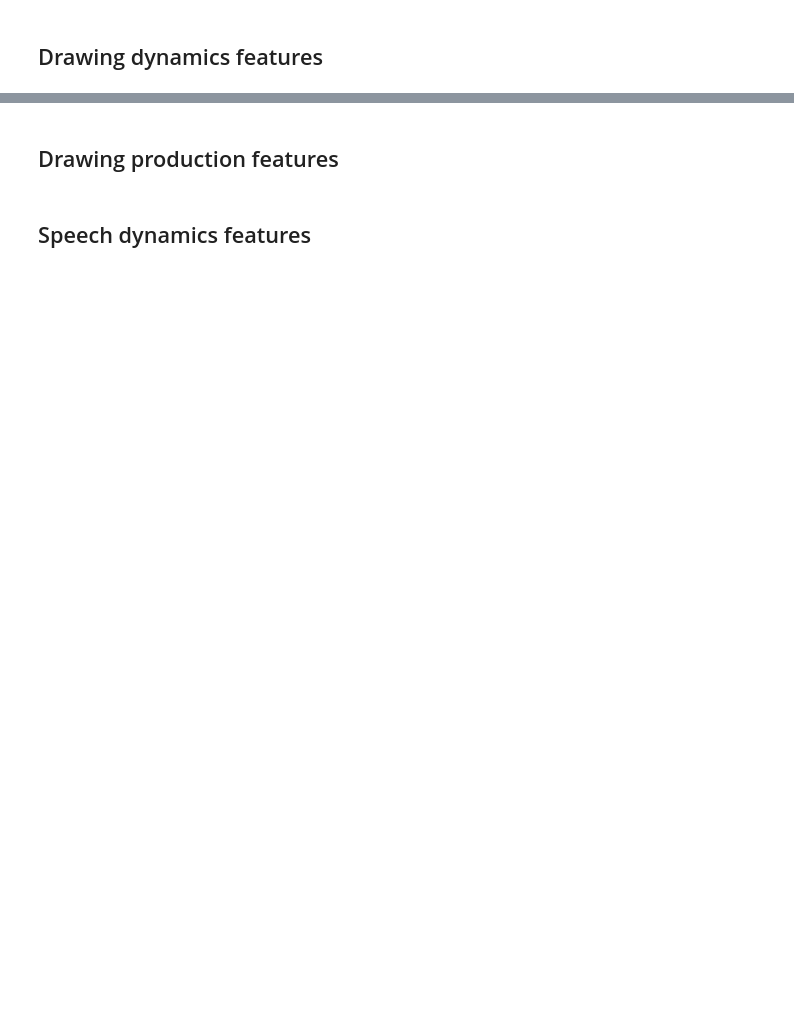
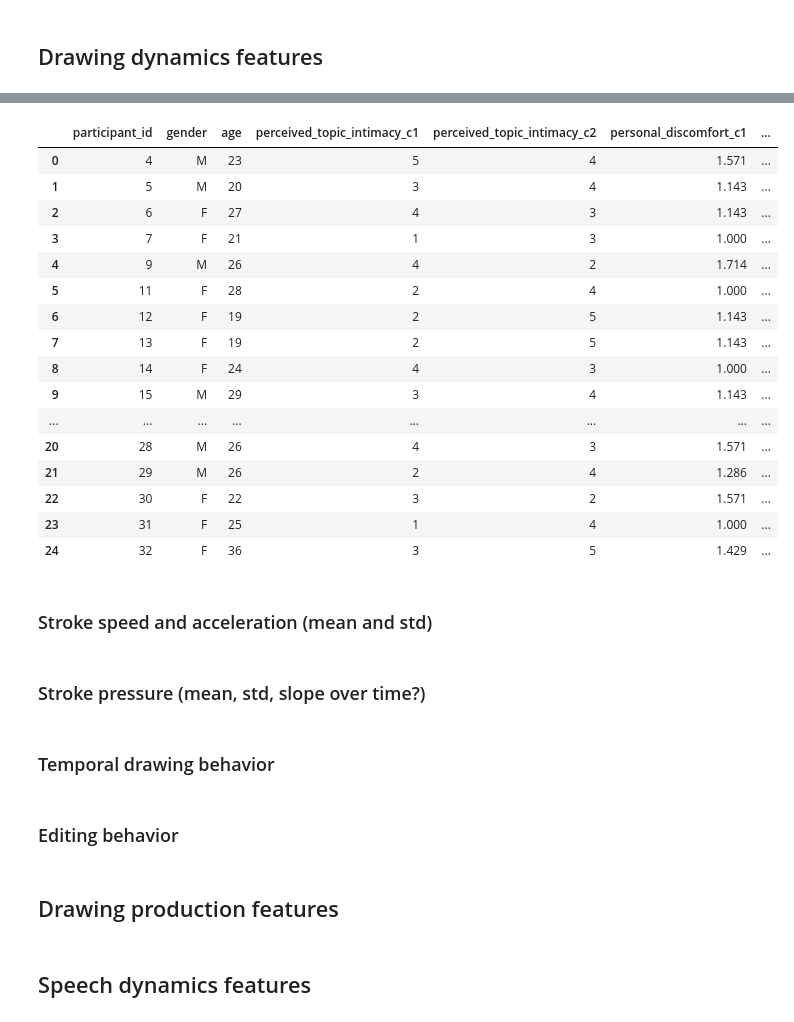
Before and after one commit to SARAI-Lab-KIT/draw_my_life_study_1, a Jupyter notebook: features_extraction_code/features_extraction_code.ipynb, the cells around one changed output, grey strips where cells are left out. Saved outputs shown, nothing was run; the diff lists cells and outputs as text; code cells hidden in the pictures; blank space fills up the shorter version.

Commit message:
Add additional code for feature extraction

```diff
--- a/features_extraction_code/features_extraction_code.ipynb
+++ b/features_extraction_code/features_extraction_code.ipynb
@@ -18,3 +97,73 @@ import openpyxl
+# %%
+def compute_stroke_length(stroke_points):
+        point_coordinates = np.array(stroke_points)
+
+        # Differences between consecutive points
+        diffs = np.diff(point_coordinates, axis=0)
+
+        # Euclidian distances between consecutive points
+        euclidian_distances = np.sqrt((diffs ** 2).sum(axis=1))
+
+        # Sum all the distances between each consecutive points of the stroke
+        total_stroke_length = euclidian_distances.sum()
+
+        return total_stroke_length
+# %%
+for condition in ["c1", "c2"]:
+    stroke_total_length_list = []
+    stroke_mean_length_list = []
+    stroke_std_length_list = []
+
+    for participant in valid_participants:
+        stroke_file_path = data_path + "p" + str(participant) + "/drawing_data/strokes_" + condition + ".json"
+        with open(stroke_file_path, "r") as file:
+            data = json.load(file)
+
+        # Extract length of each stroke of participant
+        stroke_length_array = []
+        for stroke in (data["strokes"] + data["undone_erased_strokes"]):
+            stroke_length_array.append(compute_stroke_length(stroke["points"]))
+
+        # Compute total, mean, and std stroke length
+        stroke_total_length_list.append(round(sum(stroke_length_array), 2))
+        stroke_mean_length_list.append(round(statistics.mean(stroke_length_array), 2))
+        stroke_std_length_list.append(round(statistics.stdev(stroke_length_array), 2))
+
+    # Add column to dataframe
+    stroke_total_length_name = "stroke_total_length_" + condition
+    stroke_mean_length_name = "stroke_mean_length_" + condition
+    stroke_std_length_name = "stroke_std_length_" + condition
+    features_df[stroke_total_length_name] = stroke_total_length_list
+    features_df[stroke_mean_length_name] = stroke_mean_length_list
+    features_df[stroke_std_length_name] = stroke_std_length_list
+
+features_df
+# %% [output]
+|  | participant_id | gender | age | perceived_topic_intimacy_c1 | perceived_topic_intimacy_c2 | personal_discomfort_c1 | ... |
+| 0 | 4 | M | 23 | 5 | 4 | 1.571 | ... |
+| 1 | 5 | M | 20 | 3 | 4 | 1.143 | ... |
+| 2 | 6 | F | 27 | 4 | 3 | 1.143 | ... |
+| 3 | 7 | F | 21 | 1 | 3 | 1.000 | ... |
+| 4 | 9 | M | 26 | 4 | 2 | 1.714 | ... |
+| 5 | 11 | F | 28 | 2 | 4 | 1.000 | ... |
+| 6 | 12 | F | 19 | 2 | 5 | 1.143 | ... |
+| 7 | 13 | F | 19 | 2 | 5 | 1.143 | ... |
+| 8 | 14 | F | 24 | 4 | 3 | 1.000 | ... |
+| 9 | 15 | M | 29 | 3 | 4 | 1.143 | ... |
+| ... | ... | ... | ... | ... | ... | ... | ... |
+| 20 | 28 | M | 26 | 4 | 3 | 1.571 | ... |
+| 21 | 29 | M | 26 | 2 | 4 | 1.286 | ... |
+| 22 | 30 | F | 22 | 3 | 2 | 1.571 | ... |
+| 23 | 31 | F | 25 | 1 | 4 | 1.000 | ... |
+| 24 | 32 | F | 36 | 3 | 5 | 1.429 | ... |
+# %% [markdown]
+### Stroke speed and acceleration (mean and std)
+# %% [markdown]
+### Stroke pressure (mean, std, slope over time?)
+# %% [markdown]
+### Temporal drawing behavior
+# %% [markdown]
+### Editing behavior
 # %% [markdown]
 ## Drawing production features
 # %% [markdown]
```
Also changed, not shown: parts of 14 cells of this notebook.
